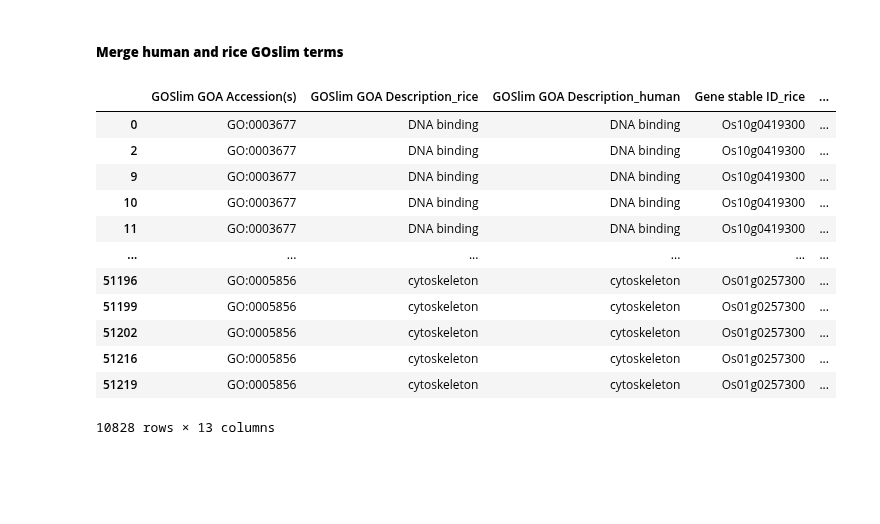
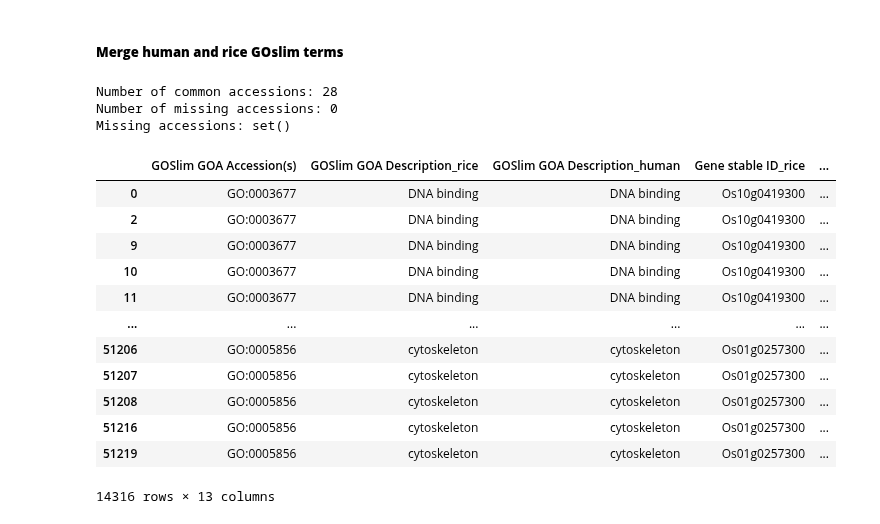
Before and after one commit to yonezawa-sora/pycircos_comaparative_species, a Jupyter notebook: circos_plot_go/circos_human_vs_rice_up_no_color.ipynb, the cells around one changed output. Drawn from its saved outputs; the diff is of its cells as text; code cells hidden in the pictures; blank space fills up the shorter version.

```diff
--- a/circos_plot_go/circos_human_vs_rice_up_no_color.ipynb
+++ b/circos_plot_go/circos_human_vs_rice_up_no_color.ipynb
@@ -292,47 +292,62 @@ extract_df_r_goslim
 # %%
 # merge dataframe based on common column 'GOSlim GOA Accession(s)'
 merged_df_goslim = pd.merge(
-    extract_df_r_goslim, extract_df_h_goslim,
+    extract_df_r_goslim,
+    extract_df_h_goslim,
     left_on=['GOSlim GOA Accession(s)'],
     right_on=['GOSlim GOA Accession(s)'],
     how='inner',
     suffixes=('_rice', '_human')
 )
 
 # extract necessary columns
 
 merged_df_goslim = merged_df_goslim[['GOSlim GOA Accession(s)',
                                      'GOSlim GOA Description_rice',
                                      'GOSlim GOA Description_human',
                                      'Gene stable ID_rice',
                                      'Gene stable ID_human',
                                      'Chromosome/scaffold name_rice',
                                      'start1 (bp)',
                                      'end1 (bp)',
                                      'Chromosome/scaffold name_human',
                                      'start2 (bp)',
                                      'end2 (bp)',
                                      'HN-score(HN5)_rice',
                                      'HN-score(HN5)_human']]
 
 # Remove duplicate rows based on specific columns
-merged_df_goslim = merged_df_goslim.drop_duplicates(subset=['Gene stable ID_rice', 'Gene stable ID_human'])
+merged_df_goslim.drop_duplicates(inplace=True)
+
+# for debugging purpose
+unique_accessions_r = set(extract_df_r_goslim['GOSlim GOA Accession(s)'].unique())
+unique_accessions_h = set(extract_df_h_goslim['GOSlim GOA Accession(s)'].unique())
+common_accessions = unique_accessions_r.intersection(unique_accessions_h)
+unique_accessions_merged = set(merged_df_goslim['GOSlim GOA Accession(s)'].unique())
+missing_accessions = common_accessions.difference(unique_accessions_merged)
+print(f"Number of common accessions: {len(common_accessions)}")
+print(f"Number of missing accessions: {len(missing_accessions)}")
+print(f"Missing accessions: {missing_accessions}")
+
 merged_df_goslim.to_csv("../data/merged_df_goslim.tsv", sep='\t', index=False)
 merged_df_goslim
 # %% [output]
+Number of common accessions: 28
+Number of missing accessions: 0
+Missing accessions: set()
 |  | GOSlim GOA Accession(s) | GOSlim GOA Description_rice | GOSlim GOA Description_human | Gene stable ID_rice | ... |
 | 0 | GO:0003677 | DNA binding | DNA binding | Os10g0419300 | ... |
 | 2 | GO:0003677 | DNA binding | DNA binding | Os10g0419300 | ... |
 | 9 | GO:0003677 | DNA binding | DNA binding | Os10g0419300 | ... |
 | 10 | GO:0003677 | DNA binding | DNA binding | Os10g0419300 | ... |
 | 11 | GO:0003677 | DNA binding | DNA binding | Os10g0419300 | ... |
 | ... | ... | ... | ... | ... | ... |
-| 51196 | GO:0005856 | cytoskeleton | cytoskeleton | Os01g0257300 | ... |
-| 51199 | GO:0005856 | cytoskeleton | cytoskeleton | Os01g0257300 | ... |
-| 51202 | GO:0005856 | cytoskeleton | cytoskeleton | Os01g0257300 | ... |
+| 51206 | GO:0005856 | cytoskeleton | cytoskeleton | Os01g0257300 | ... |
+| 51207 | GO:0005856 | cytoskeleton | cytoskeleton | Os01g0257300 | ... |
+| 51208 | GO:0005856 | cytoskeleton | cytoskeleton | Os01g0257300 | ... |
 | 51216 | GO:0005856 | cytoskeleton | cytoskeleton | Os01g0257300 | ... |
 | 51219 | GO:0005856 | cytoskeleton | cytoskeleton | Os01g0257300 | ... |
-10828 rows × 13 columns
+14316 rows × 13 columns
 # %%
 # Add color data to 'GOSlim GOA Description' column
 # unique_ontologies = merged_df_goslim['GOSlim GOA Description_rice'].unique()
```
Also changed, not shown: parts of 2 cells of this notebook, 1 other file.
